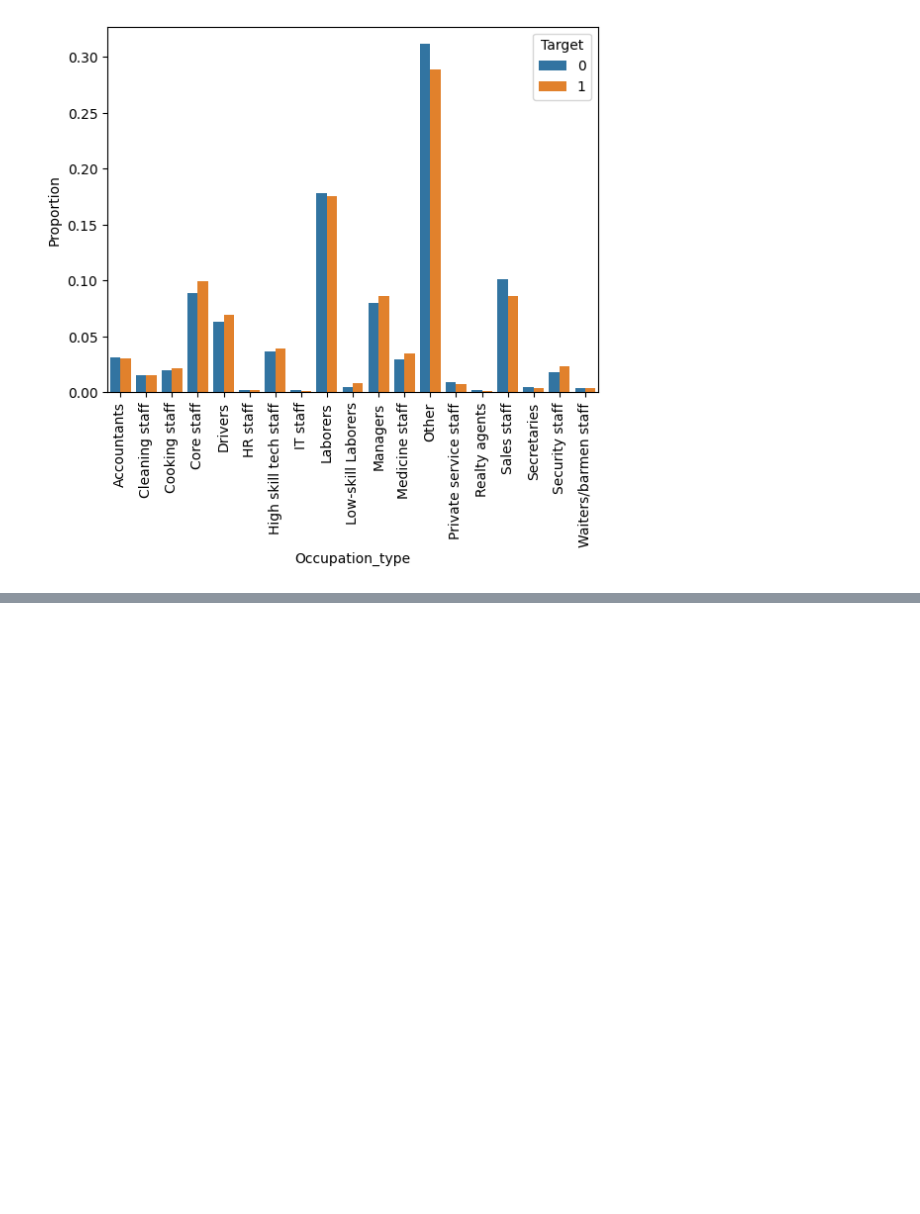
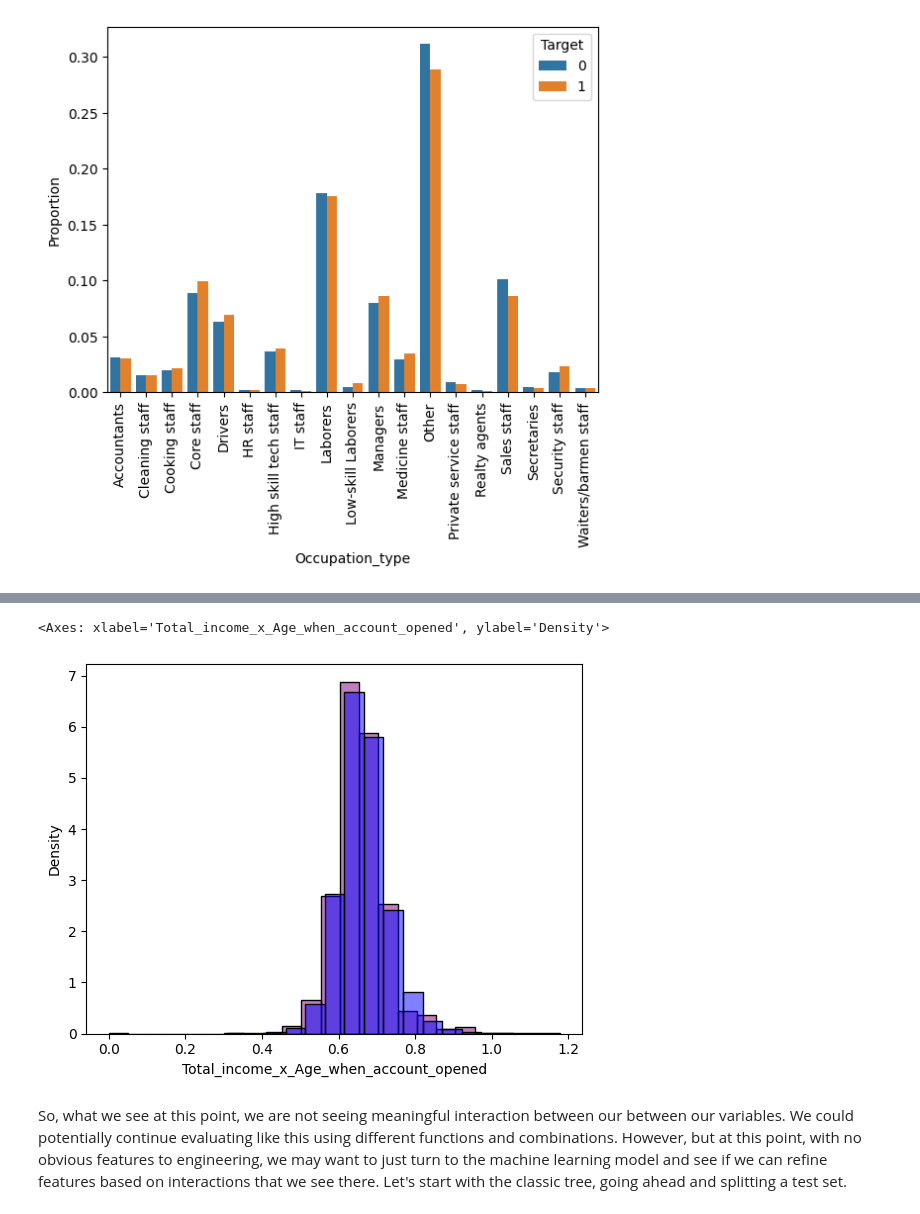
Before and after one commit to NIGHTF1RE/NaturalLanguageProcessing, a Jupyter notebook: One-Shot Notebooks/Credit Card Eligibility/Credit Card Eligibility.ipynb, the cells around one changed output, grey strips where cells are left out. Drawn from its saved outputs; the diff is of its cells as text; code cells hidden in the pictures; blank space fills up the shorter version.

```diff
--- a/One-Shot Notebooks/Credit Card Eligibility/Credit Card Eligibility.ipynb
+++ b/One-Shot Notebooks/Credit Card Eligibility/Credit Card Eligibility.ipynb
@@ -262,0 +289,20 @@ Very little obvious difference. This concludes our examination of what is mostly
+# %%
+columns = ['Num_family', 'Account_length', 'Total_income', 'Age', 'Age_when_account_opened']
+new_columns = []
+temp = df.copy()
+temp = temp.loc[temp['Num_family'] < 11,:]
+for i in range(len(columns)):
+    for j in range(i+1,len(columns)):
+
+        c1 = columns[i]
+        c2 = columns[j]
+        temp[c1 + '_x_' + c2] = temp[c1] * temp[c2]
+        temp[c1 + '_x_' + c2] = np.sqrt((temp[c1 + '_x_' + c2] - temp[c1 + '_x_' + c2].min()) / temp[c1 + '_x_' + c2].max())
+        new_columns.append(c1 + '_x_' + c2)
+
+temp = temp[new_columns + ['Target']]
+
+for col in new_columns:
+    print(f'{col} tests')
+    print('Mann-Whitney U test: ', stats.mannwhitneyu(temp.loc[temp['Target'] == 0,col], temp.loc[temp['Target'] == 1, col]))
+    print('Kolmogorov-Smirnov test: ', stats.ks_2samp(temp.loc[temp['Target'] == 0,col], temp.loc[temp['Target'] == 1, col]))
@@ -262,0 +327,9 @@ Very little obvious difference. This concludes our examination of what is mostly
+# %%
+ax = plt.figure()
+sns.histplot(temp.loc[(temp['Target']==1),'Total_income_x_Age_when_account_opened'], color = 'purple', alpha=0.5, binwidth=0.05, stat='density')
+sns.histplot(temp.loc[(temp['Target']==0),'Total_income_x_Age_when_account_opened'], color = 'blue', alpha=0.5, binwidth=0.05, stat='density')
+# %% [output]
+<Axes: xlabel='Total_income_x_Age_when_account_opened', ylabel='Density'>
+[figure, added]
+# %% [markdown]
+So, what we see at this point, we are not seeing meaningful interaction between our between our variables. We could potentially continue evaluating like this using different functions and combinations. However, but at this point, with no obvious features to engineering, we may want to just turn to the machine learning model and see if we can refine features based on interactions that we see there. Let's start with the classic tree, going ahead and splitting a test set.
```
Also changed, not shown: parts of 19 cells of this notebook, 3 other files.
